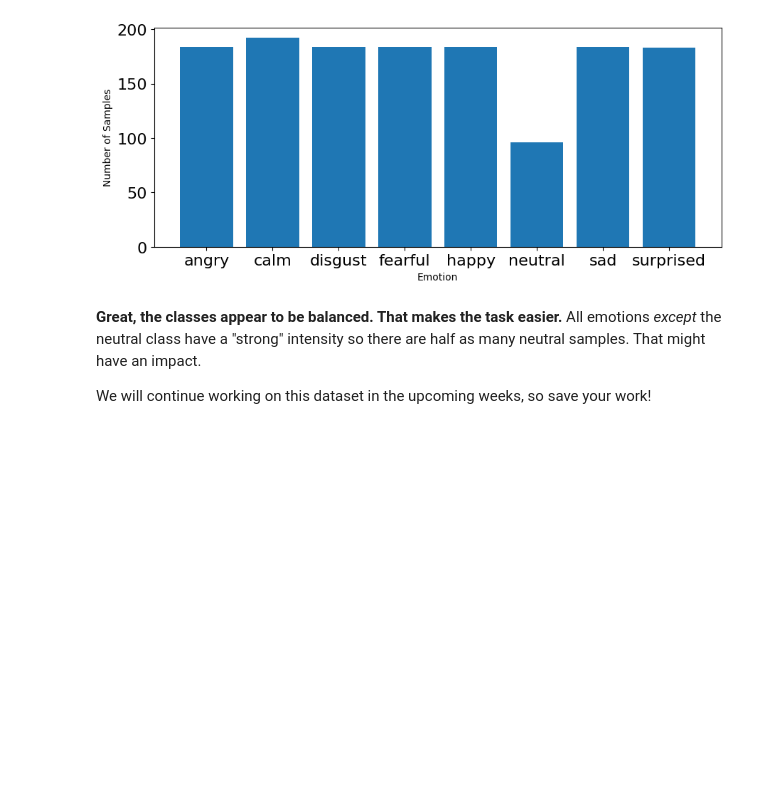
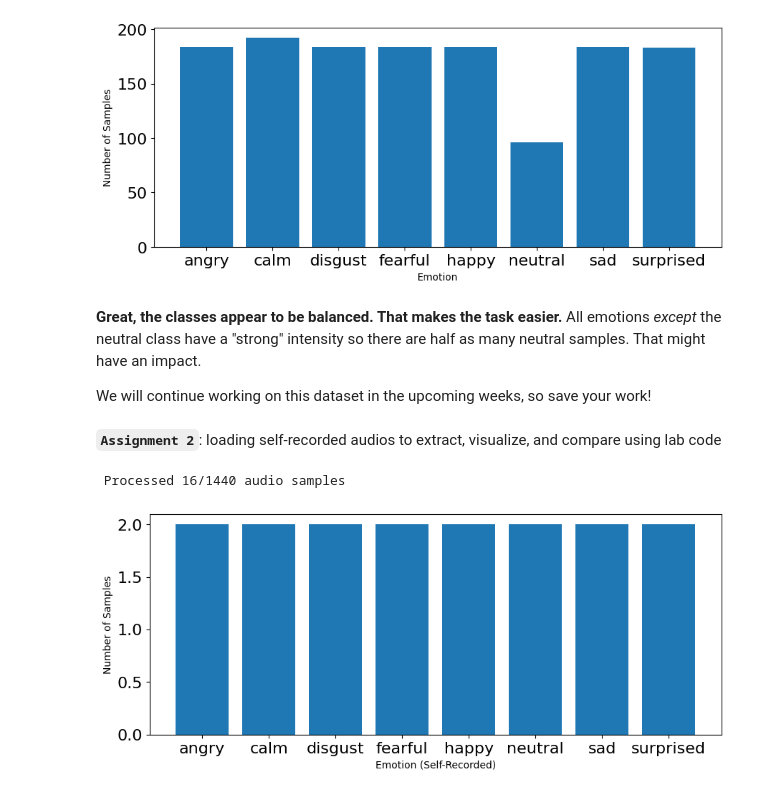
Before and after one commit to 4cekay/Week2-DataPreprocessing, a Jupyter notebook: Week 2.ipynb, the cells around one changed output. Cells and saved outputs as stored; diff of their text form; code cells hidden in the pictures; blank space fills up the shorter version.

```diff
--- a/Week 2.ipynb
+++ b/Week 2.ipynb
@@ -688,10 +676,10 @@ Now we're going to load our data and extract the emotion names according to the
 # %%
 import os, glob
 
-def load_data():
+def load_data(path_name):
     X,y=[],[]
     count = 0
-    for file in glob.glob("Audio Data/Actor_*/*.wav"):
+    for file in glob.glob(path_name):
         file_name=os.path.basename(file)
         emotion=emotions_dict[file_name.split("-")[2]]
         #features = get_features(file)
@@ -702,6 +690,9 @@ def load_data():
         print('\r' + f' Processed {count}/{1440} audio samples',end=' ')
     # Return arrays to plug into sklearn's cross-validation algorithms
     return np.array(X), np.array(y)
+# %%
+lab_audio = "Audio Data/Actor_*/*.wav"
+self_audio = "A2 Self Audio/*.wav"
 # %% [markdown]
 We will not compute the feature matrix this week, but we will read the emotion labels for the entire dataset.
 We will explain why the X and Y elements are important in the upcoming weeks.
@@ -729,3 +720,22 @@ plt.show()
 **Great, the classes appear to be balanced. That makes the task easier.** All emotions _except_ the neutral class have a "strong" intensity so there are half as many neutral samples. That might have an impact.
 
 We will continue working on this dataset in the upcoming weeks, so save your work!
+# %% [markdown]
+**`Assignment 2`**: loading self-recorded audios to extract, visualize, and compare using lab code
+# %%
+self_features, self_emotions = load_data(self_audio)
+# %% [output]
+ Processed 16/1440 audio samples
+# %%
+plt.figure(figsize=(35,4))
+plt.subplot(1,3,1)
+
+self_emotion_list, self_count = np.unique(self_emotions, return_counts=True)
+plt.bar(x=range(8), height=self_count)
+plt.xticks(ticks=range(8), labels = [self_emotion for self_emotion in self_emotion_list],fontsize=10)
+plt.xlabel('Emotion (Self-Recorded)')
+plt.tick_params(labelsize=16)
+plt.ylabel('Number of Samples')
+plt.show()
+# %% [output]
+[figure, added]
```
Also changed, not shown: parts of 20 cells of this notebook.
